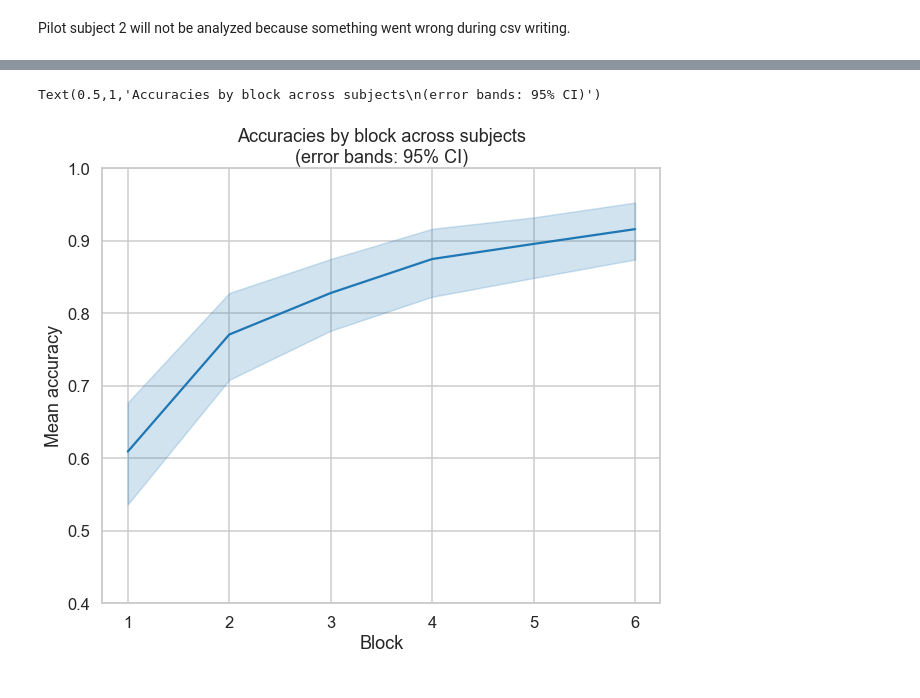
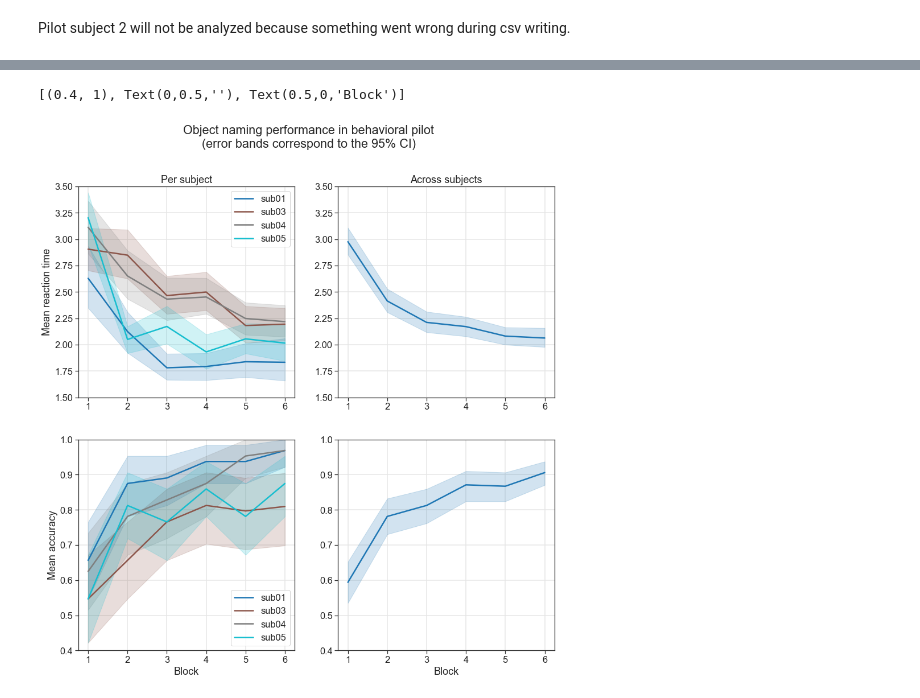
Before and after one commit to oliver-contier/ri_hmax, a Jupyter notebook: experiments/RI_objects_RSA/analysis/plot_behav_pilot.ipynb, the cells around one changed output, grey strips where cells are left out. Saved outputs shown, nothing was run; the diff lists cells and outputs as text; code cells hidden in the pictures.

Commit message:
more behav pilot data has come hin. I made an overview plot for all the performance data

```diff
--- a/experiments/RI_objects_RSA/analysis/plot_behav_pilot.ipynb
+++ b/experiments/RI_objects_RSA/analysis/plot_behav_pilot.ipynb
@@ -34,11 +17,0 @@ sub_paths
-# %%
-# exclude unecessary file paths
-exclude_strings = ['_block', 'sub02_behav.csv', '_allblocks_']
-
-for exclude_string in exclude_strings:
-    for sub in sub_paths:
-        if exclude_string in sub:
-            sub_paths.remove(sub)
-
-sub_paths.pop(0)
-sub_paths
@@ -48,0 +58,8 @@ sub_paths
+# %%
+# create labels for figure legends
+legend_labels = [
+    sub_path.split('/')[-1].replace('_behav.csv', '')
+    for sub_path in sub_paths
+]
+
+legend_labels
@@ -57,7 +76,6 @@ for sub in sub_paths:
 df = pd.concat(dfs, axis = 0, ignore_index = True)
 # %%
 # manage data types of some columnes
-df['sub_id_cat'] = df.SubjectID.astype('category')
 df['acc'] = df.accuracy.astype('float')
 # %%
 df.head()
@@ -108,10 +92,29 @@ Text(0.5,1,'Accuracies by block for individual subjects\n(error bands: 95% CI)')
-# %%
-fig, axis = plt.subplots(figsize=(10,8))
-sns.lineplot(x="block", y="acc", data=df, ax=axis)
-axis.set(ylabel="Mean accuracy")
-axis.set_ylim((.4, 1))
-axis.set(xlabel="Block")
-plt.title('Accuracies by block across subjects\n(error bands: 95% CI)')
-# %% [output]
-Text(0.5,1,'Accuracies by block across subjects\n(error bands: 95% CI)')
-[figure, removed]
+# %%
+fig, axes = plt.subplots(figsize=(15,15), ncols=2, nrows=2)
+
+fig.suptitle("Object naming performance in behavioral pilot\n(error bands correspond to the 95% CI)")
+
+figkwargs = {'err_style':'band', 'ci':95, 'data':df, 'x':'block'}
+
+# RT by subject
+sns.lineplot(y="rt", hue="SubjectID", ax=axes[0][0], palette='tab10', **figkwargs)
+axes[0][0].legend(legend_labels)
+axes[0][0].set(xlabel="", ylabel="Mean reaction time", title='Per subject', ylim=(1.5, 3.5))
+
+# RT across subjects
+sns.lineplot(y="rt", ax=axes[0][1], **figkwargs)
+axes[0][1].set(ylabel='', xlabel='', title='Across subjects', ylim=(1.5, 3.5))
+#axes[0][1].yaxis.set_ticklabels([])
+
+# Accuracies by subject
+sns.lineplot(y="acc", hue='SubjectID', palette='tab10', ax=axes[1][0], **figkwargs)
+axes[1][0].set(ylabel="Mean accuracy", ylim=(.4, 1), xlabel='Block')
+axes[1][0].legend(legend_labels)
+
+# Accuracies across subjects
+sns.lineplot(y="acc",ax=axes[1][1], **figkwargs)
+axes[1][1].set(ylim=(.4,1), xlabel="Block", ylabel='')
+#axes[1][1].yaxis.set_ticklabels([])
+# %% [output]
+[(0.4, 1), Text(0,0.5,''), Text(0.5,0,'Block')]
+[figure, added]
```
Also changed, not shown: parts of 14 cells of this notebook.
